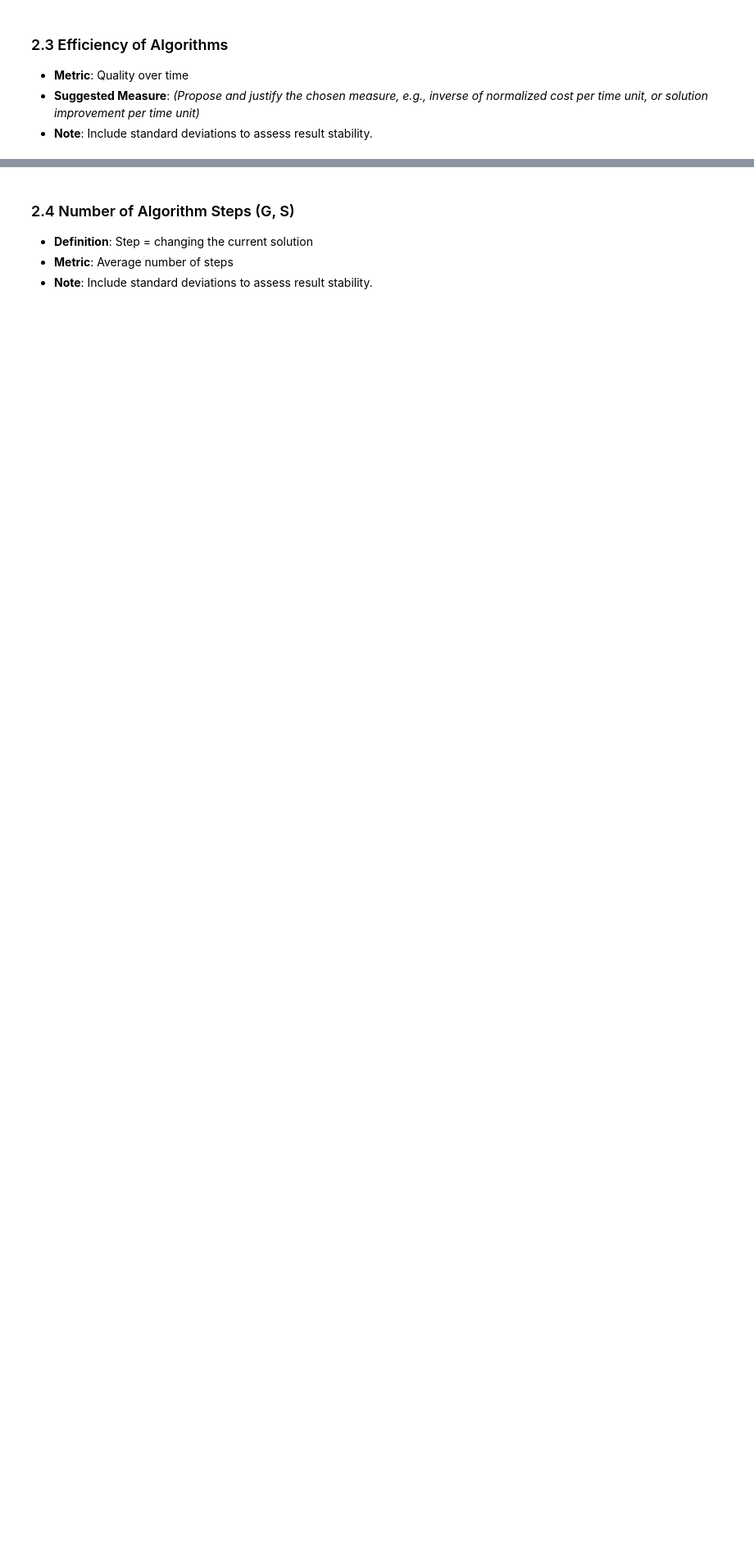
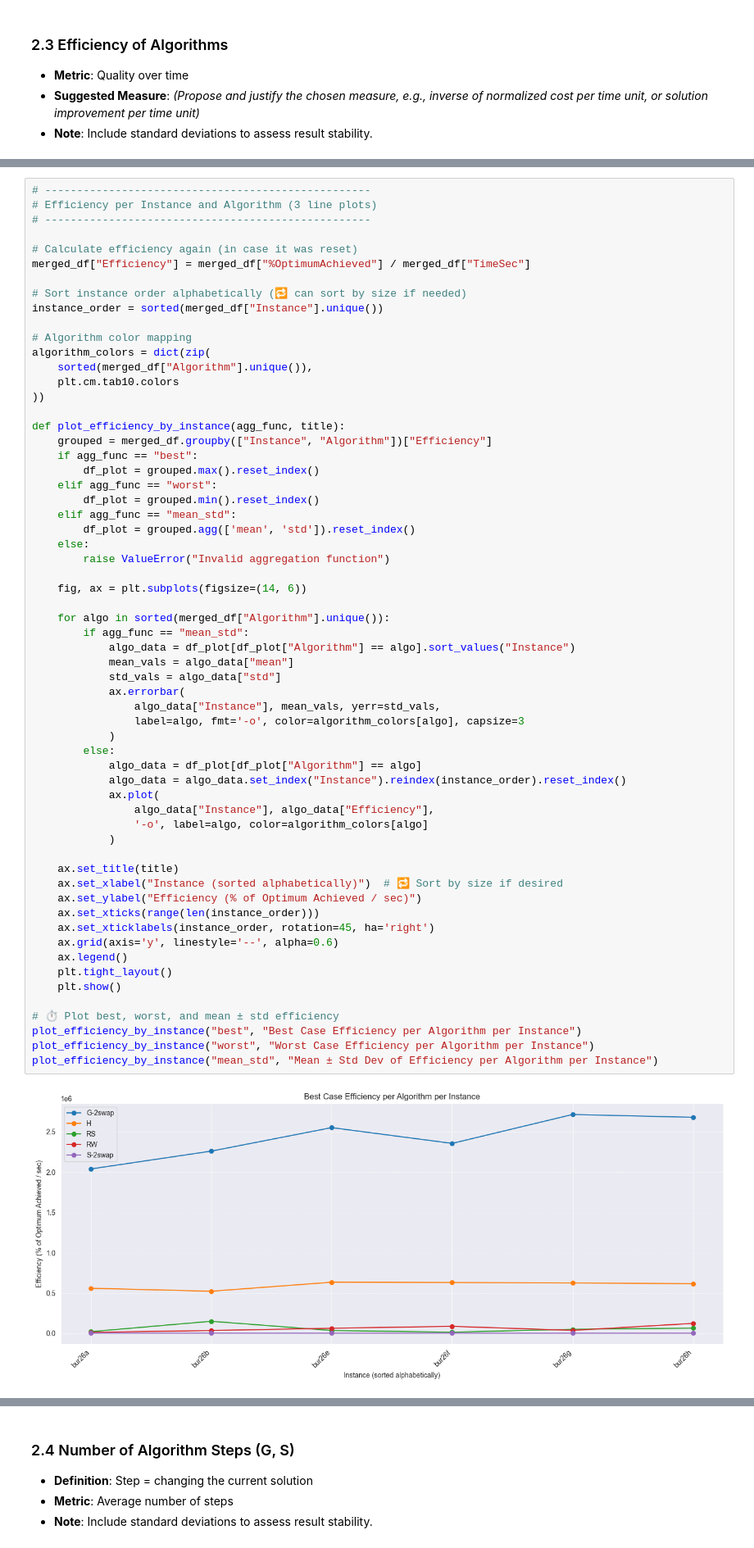
Before and after one commit to aiPatMac/putBIAM_QAPsolver, a Jupyter notebook: plots/plots.ipynb, the cells around one changed output, grey strips where cells are left out. Shown at 82% size. Saved outputs shown, nothing was run; the diff lists cells and outputs as text; blank space fills up the shorter version.

```diff
--- a/plots/plots.ipynb
+++ b/plots/plots.ipynb
@@ -214,0 +357,63 @@ plot_efficiency_violin(merged_df, exclude_algos=["G-2swap", "H"], title_suffix="
+# %%
+# ---------------------------------------------------
+# Efficiency per Instance and Algorithm (3 line plots)
+# ---------------------------------------------------
+
+# Calculate efficiency again (in case it was reset)
+merged_df["Efficiency"] = merged_df["%OptimumAchieved"] / merged_df["TimeSec"]
+
+# Sort instance order alphabetically (🔁 can sort by size if needed)
+instance_order = sorted(merged_df["Instance"].unique())
+
+# Algorithm color mapping
+algorithm_colors = dict(zip(
+    sorted(merged_df["Algorithm"].unique()),
+    plt.cm.tab10.colors
+))
+
+def plot_efficiency_by_instance(agg_func, title):
+    grouped = merged_df.groupby(["Instance", "Algorithm"])["Efficiency"]
+    if agg_func == "best":
+        df_plot = grouped.max().reset_index()
+    elif agg_func == "worst":
+        df_plot = grouped.min().reset_index()
+    elif agg_func == "mean_std":
+        df_plot = grouped.agg(['mean', 'std']).reset_index()
+    else:
+        raise ValueError("Invalid aggregation function")
+
+    fig, ax = plt.subplots(figsize=(14, 6))
+
+    for algo in sorted(merged_df["Algorithm"].unique()):
+        if agg_func == "mean_std":
+            algo_data = df_plot[df_plot["Algorithm"] == algo].sort_values("Instance")
+            mean_vals = algo_data["mean"]
+            std_vals = algo_data["std"]
+            ax.errorbar(
+                algo_data["Instance"], mean_vals, yerr=std_vals,
+                label=algo, fmt='-o', color=algorithm_colors[algo], capsize=3
+            )
+        else:
+            algo_data = df_plot[df_plot["Algorithm"] == algo]
+            algo_data = algo_data.set_index("Instance").reindex(instance_order).reset_index()
+            ax.plot(
+                algo_data["Instance"], algo_data["Efficiency"],
+                '-o', label=algo, color=algorithm_colors[algo]
+            )
+
+    ax.set_title(title)
+    ax.set_xlabel("Instance (sorted alphabetically)")  # 🔁 Sort by size if desired
+    ax.set_ylabel("Efficiency (% of Optimum Achieved / sec)")
+    ax.set_xticks(range(len(instance_order)))
+    ax.set_xticklabels(instance_order, rotation=45, ha='right')
+    ax.grid(axis='y', linestyle='--', alpha=0.6)
+    ax.legend()
+    plt.tight_layout()
+    plt.show()
+
+# ⏱️ Plot best, worst, and mean ± std efficiency
+plot_efficiency_by_instance("best", "Best Case Efficiency per Algorithm per Instance")
+plot_efficiency_by_instance("worst", "Worst Case Efficiency per Algorithm per Instance")
+plot_efficiency_by_instance("mean_std", "Mean ± Std Dev of Efficiency per Algorithm per Instance")
+# %% [output]
+[figure, added]
```
Also changed, not shown: parts of 16 cells of this notebook.
